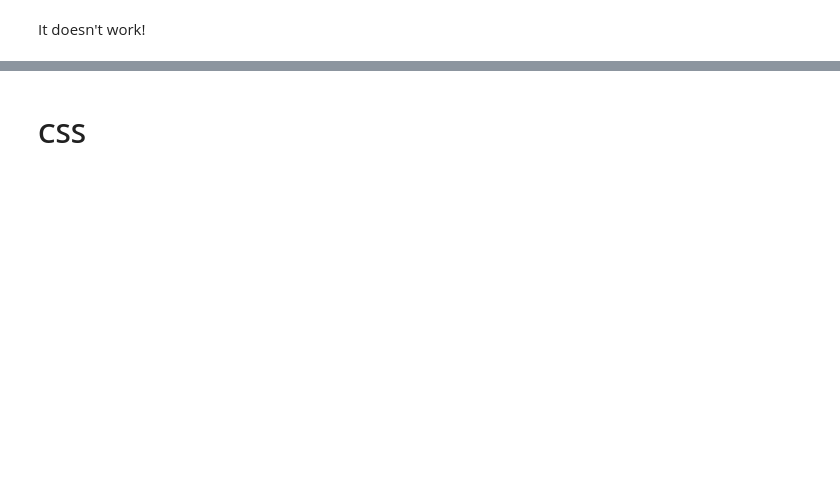
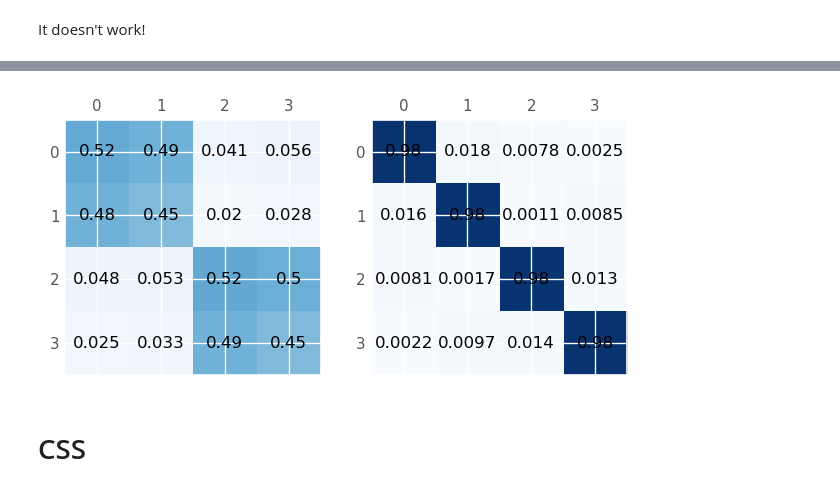
Before and after one commit to jhillairet/WEST_IC_antenna, a Jupyter notebook: doc/Plasma Scattering Matrix Measurement.ipynb, the cells around one changed output, grey strips where cells are left out. Saved outputs shown, nothing was run; the diff lists cells and outputs as text; code cells hidden in the pictures; blank space fills up the shorter version.

```diff
--- a/doc/Plasma Scattering Matrix Measurement.ipynb
+++ b/doc/Plasma Scattering Matrix Measurement.ipynb
@@ -463,3 +634,20 @@ It doesn't work!
+# %%
+Sp_exp = b @ np.linalg.inv(a)
+#_dummy = rf.Network(frequency=Smat_ref.frequency, s=Sp_exp)
+#_dummy.renumber([0,1,2,3], [0,2,1,3])
+#Sp_exp = _dummy.s.squeeze()
+# %%
+fig, axes = plt.subplots(1,2)
+V_exp = np.abs(Sp_exp)
+V_the = np.abs(Smat_ref.s.squeeze())
+axes[0].matshow(V_exp, cmap=plt.cm.Blues, vmin=0, vmax=1)
+axes[1].matshow(V_the, cmap=plt.cm.Blues, vmin=0, vmax=1)
+for i in range(4):
+    for j in range(4):
+        axes[0].text(i, j, f'{V_exp[j,i]:.2}', va='center', ha='center')
+        axes[1].text(i, j, f'{V_the[j,i]:.2}', va='center', ha='center')
+# %% [output]
+[figure, added]
 # %% [markdown]
 # CSS
 # %%
```
Also changed, not shown: parts of 35 cells of this notebook, 3 other files.
